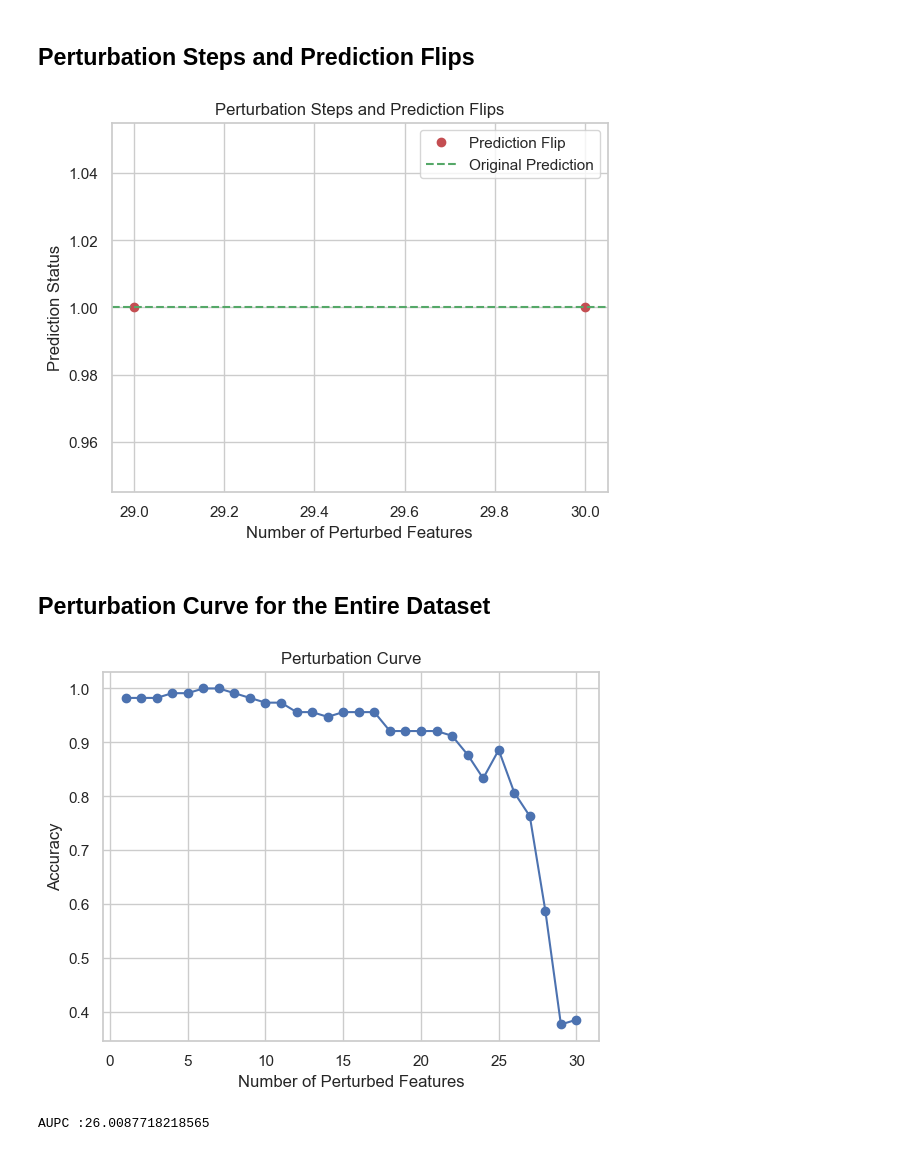
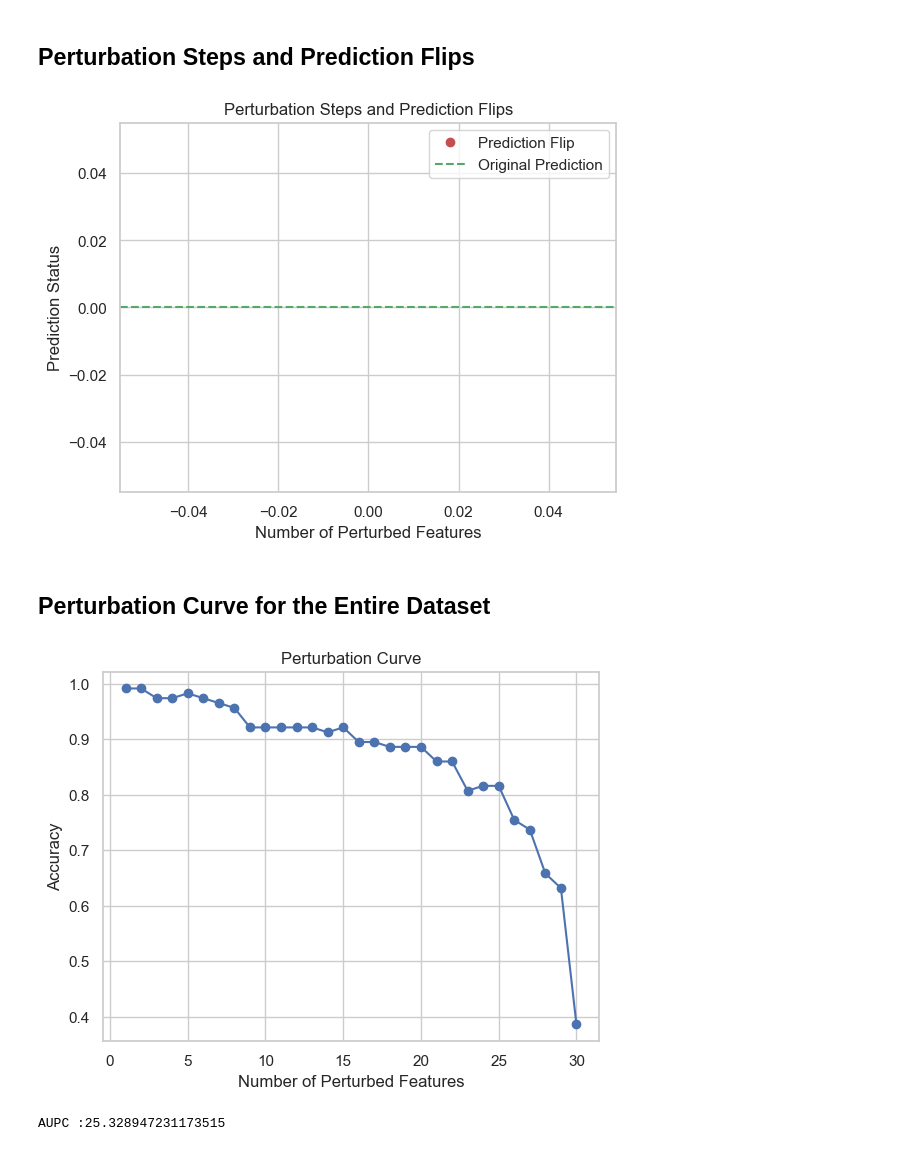
Before and after one commit to RickSanchezStoic/XAI, a Jupyter notebook: main.ipynb, the cells around one changed output. Saved outputs shown, nothing was run; the diff lists cells and outputs as text; code cells hidden in the pictures.

```diff
--- a/main.ipynb
+++ b/main.ipynb
@@ -135,7 +125,7 @@ from lime_analysis.utils import get_subset_samples
 from lime_analysis.lime_explanations import initialize_lime, generate_explanations
 
 # Get subset of samples, currently four: (FP, TP, FN, TN)
-selected_indices = get_subset_samples(test_data, true_labels, model)
+selected_indices = get_subset_samples(test_data, true_labels, model, use_random = True)
 # %% [markdown]
 
 
@@ -472,13 +466,14 @@ The parsimony for this instance for a threshold of 0.4 is 14
 # %%
 from visualisation.lime import plot_perturbation_steps
 from lime_analysis.perturbation import calculate_feature_means, perturb_single_instance
 
 results = perturb_single_instance(
-    {"FN": [1]}, explanations["FN"]["attributions"], model, test_data, feature_names
+    {"FN": explanations["FN"]['indices']}, explanations["FN"]["attributions"], model, test_data, feature_names
 )
+
 plot_perturbation_steps(results)
 # %% [output]
-[figure, old version]
+[figure, new version]
 # %% [markdown]
 ## **Perturbation Curve for the Entire Dataset**
 # %%
@@ -492,5 +487,5 @@ plot_perturbation_curve(accuracy_results)
 print(f"AUPC :{compute_aupc(accuracy_results)}")
 AUPC_dict['FN'] = compute_aupc(accuracy_results)
 # %% [output]
-[figure, old version]
+[figure, new version]
-AUPC :26.0087718218565
+AUPC :25.328947231173515
```
Also changed, not shown: parts of 29 cells of this notebook, 3 other files.
